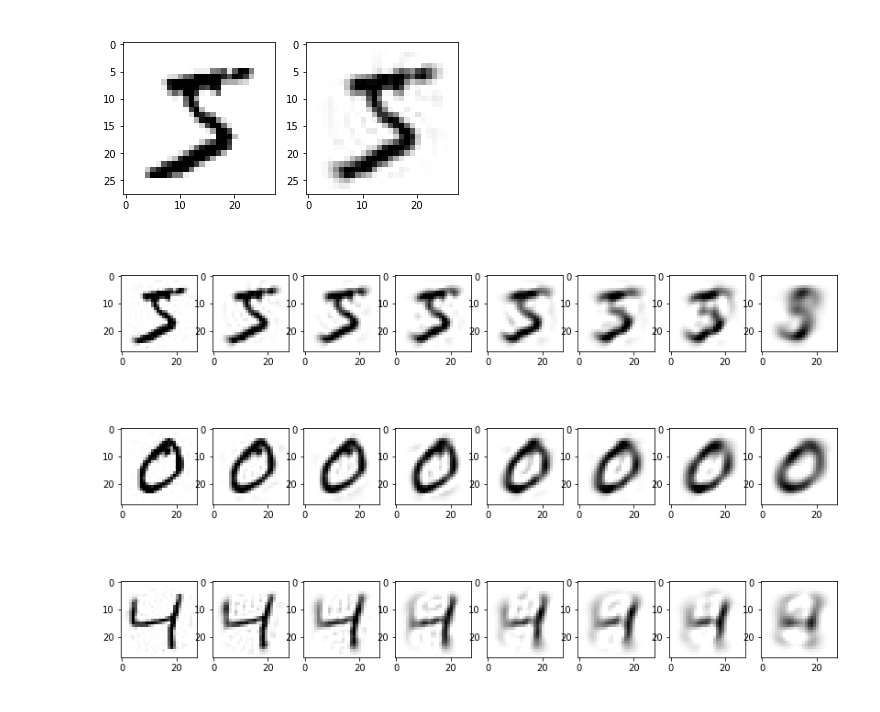
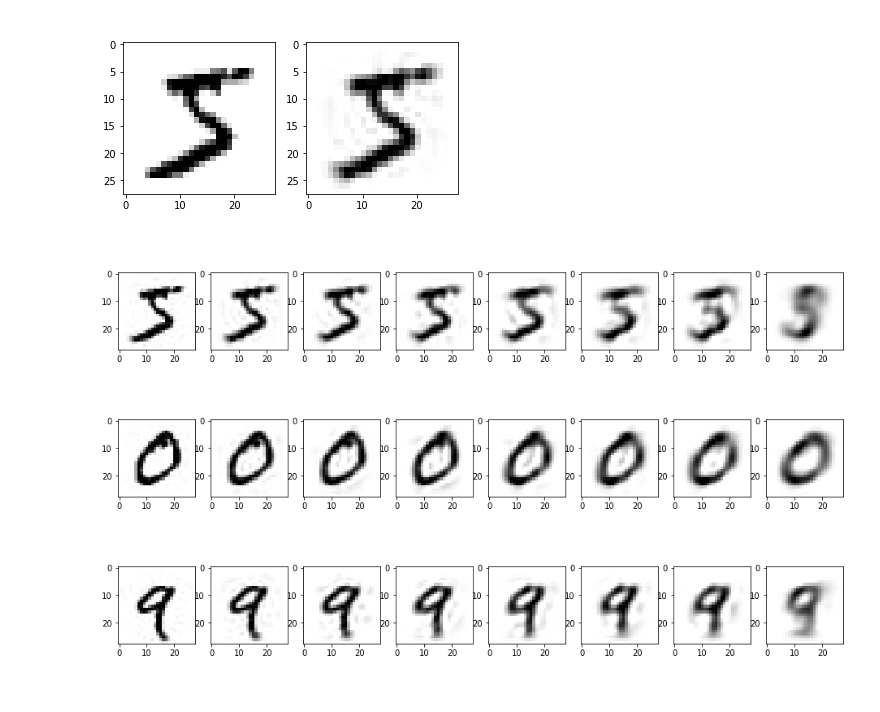
Before and after one commit to krakowiakpawel9/ml_course, a Jupyter notebook: ul/10_pca_image.ipynb, the cells around one changed output. Drawn from its saved outputs; the diff is of its cells as text; code cells hidden in the pictures.

```diff
--- a/ul/10_pca_image.ipynb
+++ b/ul/10_pca_image.ipynb
@@ -129,26 +131,26 @@ def make_pca(n_components, data, idx=0):
     plt.xlabel(f'{pca.n_components_} components', color='white', fontsize=12)
     plt.title(f'{str(n_components)}% var', color='white', fontsize=15)
 # %%
-plt.figure(figsize=(14, 10))
+plt.figure(figsize=(16, 10))
 for i, val in enumerate([0.99, 0.95, 0.90, 0.85, 0.8, 0.75, 0.7, 0.5]):
     plt.subplot(180 + i + 1)
     make_pca(val, X_train)
 plt.show()
 # %% [output]
-[figure, old version]
+[figure, new version]
 # %%
-plt.figure(figsize=(14, 10))
+plt.figure(figsize=(16, 10))
 for i, val in enumerate([0.99, 0.95, 0.90, 0.85, 0.8, 0.75, 0.7, 0.5]):
     plt.subplot(180 + i + 1)
     make_pca(val, X_train, idx=1)
 plt.show()
 # %% [output]
-[figure, old version]
+[figure, new version]
 # %%
-plt.figure(figsize=(14, 10))
+plt.figure(figsize=(16, 10))
 for i, val in enumerate([0.99, 0.95, 0.90, 0.85, 0.8, 0.75, 0.7, 0.5]):
     plt.subplot(180 + i + 1)
-    make_pca(val, X_train, idx=2)
+    make_pca(val, X_train, idx=4)
 plt.show()
 # %% [output]
-[figure, old version]
+[figure, new version]
```
Also changed, not shown: parts of 1 cell of this notebook.
